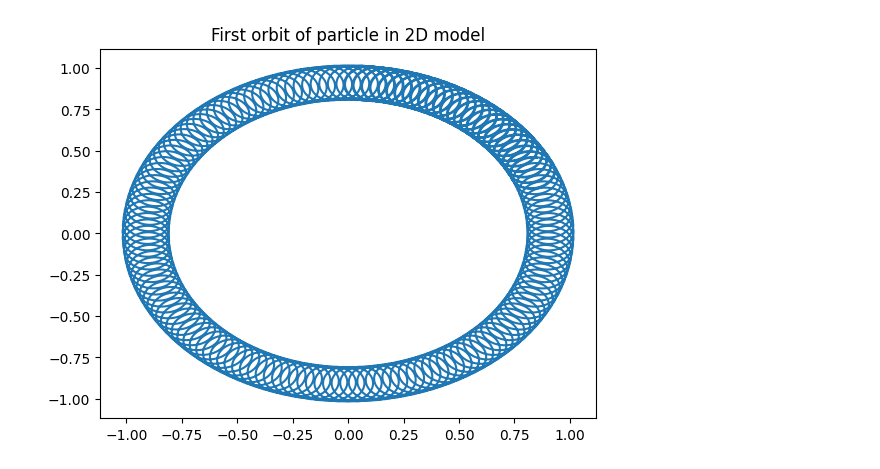
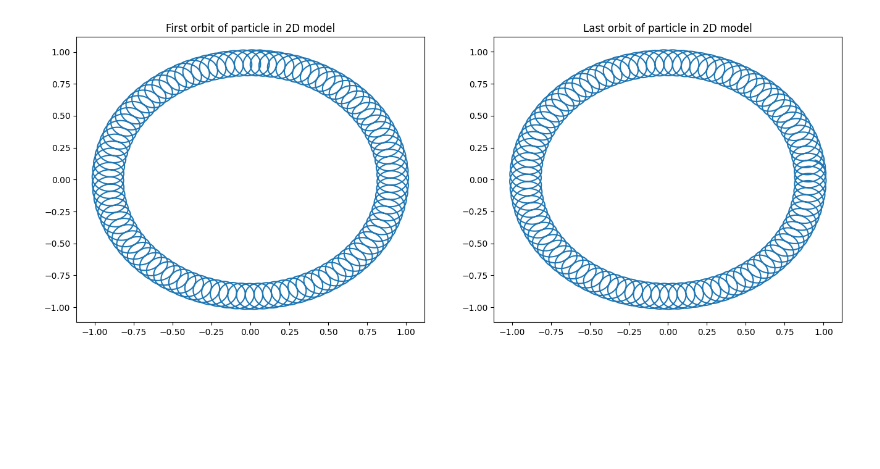
Before and after one commit to MortenSorensenNOR/TMA4215-Numerical-Mathematics-Project-2, a Jupyter notebook: notebook.ipynb, the cells around one changed output. Drawn from its saved outputs; the diff is of its cells as text; code cells hidden in the pictures; blank space fills up the shorter version.

Commit message:
fixed multistep

```diff
--- a/notebook.ipynb
+++ b/notebook.ipynb
@@ -3,9 +3,3 @@ from tqdm import trange
 import numpy as np
 import matplotlib.pyplot as plt
 from scipy.integrate import solve_ivp
-# %%
-# Helpers (runs faster than numpy stuff)
-def cross(a, b):
-    return np.array([a[1]*b[2]-a[2]*b[1],
-                     a[2]*b[0]-a[0]*b[2],
-                     a[0]*b[1]-a[1]*b[0]], dtype=np.float32)
@@ -123,81 +210,61 @@ T_max  = 1e5
 nsteps = int(T_max / h)
 
 # 2D charged particle
-orbit_time_2d = int(1.2e3 / h)
+orbit_time = int(2 * np.pi * 1100)
 x0_2d = np.array([0.0, 1.0, 0.1])
 v0_2d = np.array([0.09, 0.05, 0.20])
 
 # Tokamak magnetic field
 x0_tokamak = np.array([1.2, 0.0, 0.0])
 v0_tokamak = np.array([0, 4.816e-4, -2.059e-3])
 
 # ===== Boris =====
 # 2D
 v_mhalf = init_v_minus_half(x0_2d, v0_2d, B_2D, dU_2D, h)
 X_vals_boris, V_vals_boris = integrate_boris(x0_2d, v_mhalf, nsteps, B_2D, dU_2D, h)
 
-orbit_time = int(1.2e3 / h)
-plt.figure()
+plt.figure(figsize=(16,6))
+plt.subplot(1, 2, 1)
 plt.title("First orbit of particle in 2D model")
-plt.plot(X_vals_boris[:orbit_time_2d,0], X_vals_boris[:orbit_time_2d,1])
-plt.show()
-
-plt.figure()
+plt.plot(X_vals_boris[:orbit_time, 0], X_vals_boris[:orbit_time, 1])
+plt.subplot(1, 2, 2)
 plt.title("Last orbit of particle in 2D model")
-plt.plot(X_vals_boris[-orbit_time_2d:,0], X_vals_boris[-orbit_time_2d:,1])
+plt.plot(X_vals_boris[-orbit_time:, 0], X_vals_boris[-orbit_time:, 1])
 plt.show()
 
 # Tokamak
+print("Boris: ")
 v_mhalf = init_v_minus_half(x0_tokamak, v0_tokamak, B_tokamak, dU_tokamak, h)
 X_vals_boris, V_vals_boris = integrate_boris(x0_tokamak, v0_tokamak, nsteps, B_tokamak, dU_tokamak, h)
 
 R = np.sqrt(X_vals_boris[:,0]**2 + X_vals_boris[:,1]**2)
 plt.figure()
 plt.plot(R, X_vals_boris[:,2])
 plt.title("Banana orbit in Tokomak")
 plt.xlabel('R'); plt.ylabel('x3')
 plt.show()
 
-# # ===== Runge-Kutta =====
-# # 2D
-# X_vals_rk, V_vals_rk = integrate_runge_kutta(x0, v0, nsteps, B_2D, dU_2D, h)
+# ===== Forth-Order Symmetric Multistep =====
+# 2D
+X_vals_fo = integrate_fo_multi(x0_2d, v0_2d, nsteps, B_2D, dU_2D, A_2D, A_jacobian_2D, h)
 
-# plt.figure()
-# plt.plot(X_vals_rk[:orbit_time_2d,0], X_vals_rk[:orbit_time_2d,1])
-# plt.show()
+plt.figure(figsize=(16,6))
+plt.subplot(1, 2, 1)
+plt.title("First orbit of particle in 2D model")
+plt.plot(X_vals_fo[:orbit_time, 0], X_vals_fo[:orbit_time, 1])
+plt.subplot(1, 2, 2)
+plt.title("Last orbit of particle in 2D model")
+plt.plot(X_vals_fo[-orbit_time:, 0], X_vals_fo[-orbit_time:, 1])
+plt.show()
 
-# plt.figure()
-# plt.plot(X_vals_rk[-orbit_time_2d:,0], X_vals_rk[-orbit_time_2d:,1])
-# plt.show()
+# Tokamak
+print("Fourth order: ")
+X_vals_fo = integrate_fo_multi(x0_tokamak, v0_tokamak, nsteps, B_tokamak, dU_tokamak, A_tokamak, A_jacobian_tokamak, h)
 
-# # Tokamak
-# X_vals_rk, V_vals_rk = integrate_boris(x0, v0, nsteps, B_tokamak, dU_tokamak, h)
-
-# R = np.sqrt(X_vals_rk[:,0]**2 + X_vals_rk[:,1]**2)
-# plt.figure()
-# plt.plot(R, X_vals_rk[:,2])
-# plt.xlabel('R'); plt.ylabel('x3')
-# plt.show()
-
-# # ===== Forth-Order Symmetric Multistep =====
-# # 2D
-# X_vals_fo, V_vals_fo = integrate_fo_multi(x0, v0, nsteps, B_2D, dU_2D, h)
-
-# plt.figure()
-# plt.plot(X_vals_fo[:orbit_time_2d,0], X_vals_fo[:orbit_time_2d,1])
-# plt.show()
-
-# plt.figure()
-# plt.plot(X_vals_fo[-orbit_time_2d:,0], X_vals_fo[-orbit_time_2d:,1])
-# plt.show()
-
-# # Tokamak
-# X_vals_fo, V_vals_fo = integrate_fo_multi(x0, v0, nsteps, B_tokamak, dU_tokamak, h)
-
-# R = np.sqrt(X_vals_fo[:,0]**2 + X_vals_fo[:,1]**2)
-# plt.figure()
-# plt.plot(R, X_vals_fo[:,2])
-# plt.xlabel('R'); plt.ylabel('x3')
-# plt.show()
+R = np.sqrt(X_vals_fo[:,0]**2 + X_vals_fo[:,1]**2)
+plt.figure()
+plt.plot(R, X_vals_fo[:,2])
+plt.xlabel('R'); plt.ylabel('x3')
+plt.show()
 # %% [output]
-[figure, old version]
+[figure, new version]
```
Also changed, not shown: parts of 5 cells of this notebook.
